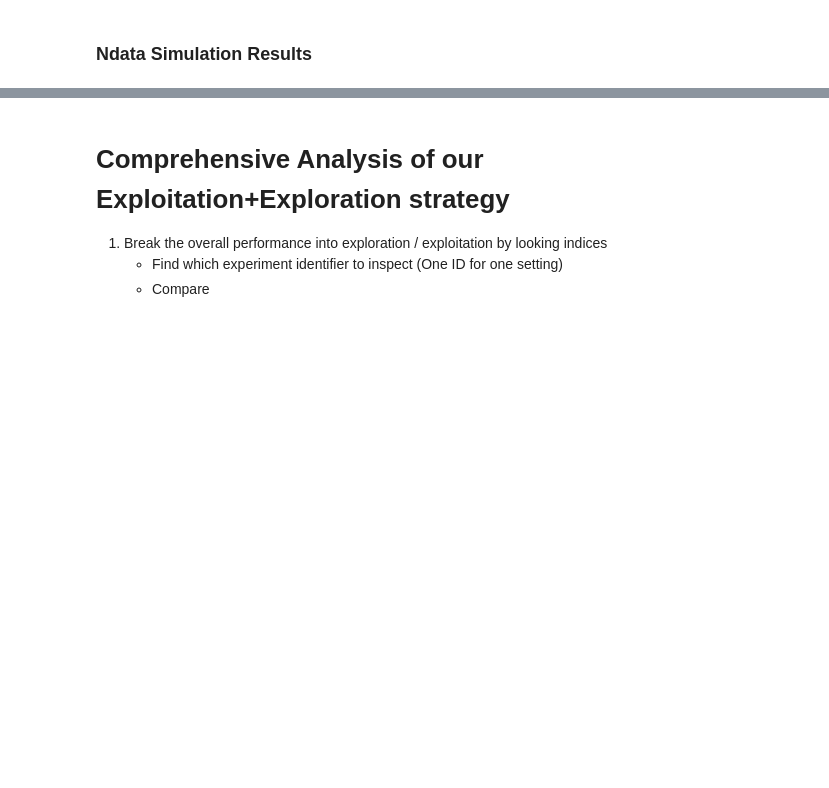
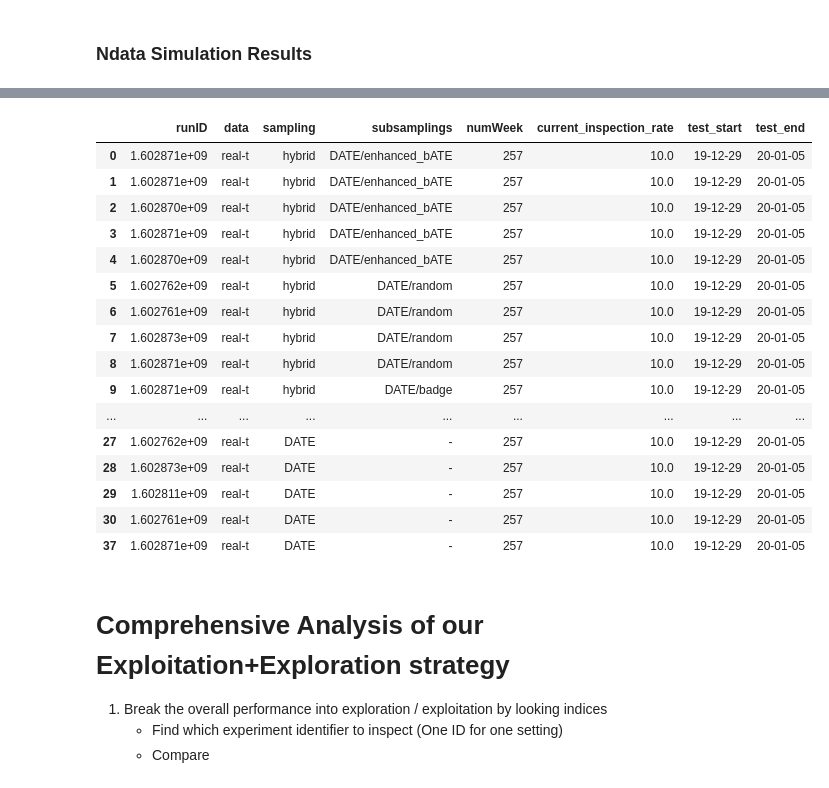
Before and after one commit to Seondong/Customs-Fraud-Detection, a Jupyter notebook: analysis.ipynb, the cells around one changed output, grey strips where cells are left out. Cells and saved outputs as stored; diff of their text form; code cells hidden in the pictures; blank space fills up the shorter version.

```diff
--- a/analysis.ipynb
+++ b/analysis.ipynb
@@ -200,0 +229,21 @@ real-n,DATE/bATE 2 nan
+# %%
+# Index will be used later
+summary[summary.data == 'real-t']
+# %% [output]
+|  | runID | data | sampling | subsamplings | numWeek | current_inspection_rate | test_start | test_end |
+| 0 | 1.602871e+09 | real-t | hybrid | DATE/enhanced_bATE | 257 | 10.0 | 19-12-29 | 20-01-05 |
+| 1 | 1.602871e+09 | real-t | hybrid | DATE/enhanced_bATE | 257 | 10.0 | 19-12-29 | 20-01-05 |
+| 2 | 1.602870e+09 | real-t | hybrid | DATE/enhanced_bATE | 257 | 10.0 | 19-12-29 | 20-01-05 |
+| 3 | 1.602871e+09 | real-t | hybrid | DATE/enhanced_bATE | 257 | 10.0 | 19-12-29 | 20-01-05 |
+| 4 | 1.602870e+09 | real-t | hybrid | DATE/enhanced_bATE | 257 | 10.0 | 19-12-29 | 20-01-05 |
+| 5 | 1.602762e+09 | real-t | hybrid | DATE/random | 257 | 10.0 | 19-12-29 | 20-01-05 |
+| 6 | 1.602761e+09 | real-t | hybrid | DATE/random | 257 | 10.0 | 19-12-29 | 20-01-05 |
+| 7 | 1.602873e+09 | real-t | hybrid | DATE/random | 257 | 10.0 | 19-12-29 | 20-01-05 |
+| 8 | 1.602871e+09 | real-t | hybrid | DATE/random | 257 | 10.0 | 19-12-29 | 20-01-05 |
+| 9 | 1.602871e+09 | real-t | hybrid | DATE/badge | 257 | 10.0 | 19-12-29 | 20-01-05 |
+| ... | ... | ... | ... | ... | ... | ... | ... | ... |
+| 27 | 1.602762e+09 | real-t | DATE | - | 257 | 10.0 | 19-12-29 | 20-01-05 |
+| 28 | 1.602873e+09 | real-t | DATE | - | 257 | 10.0 | 19-12-29 | 20-01-05 |
+| 29 | 1.602811e+09 | real-t | DATE | - | 257 | 10.0 | 19-12-29 | 20-01-05 |
+| 30 | 1.602761e+09 | real-t | DATE | - | 257 | 10.0 | 19-12-29 | 20-01-05 |
+| 37 | 1.602871e+09 | real-t | DATE | - | 257 | 10.0 | 19-12-29 | 20-01-05 |
```
Also changed, not shown: parts of 29 cells of this notebook, 19 other files.
